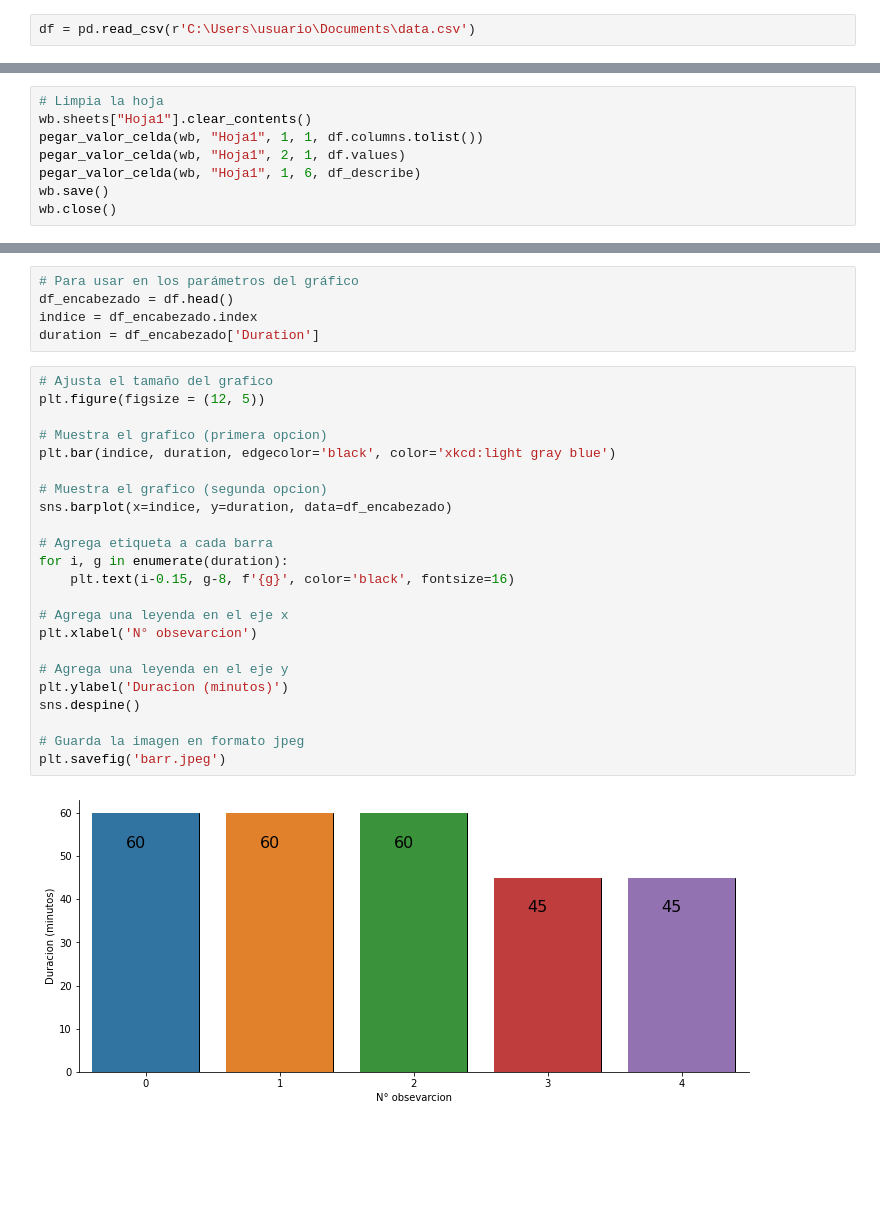
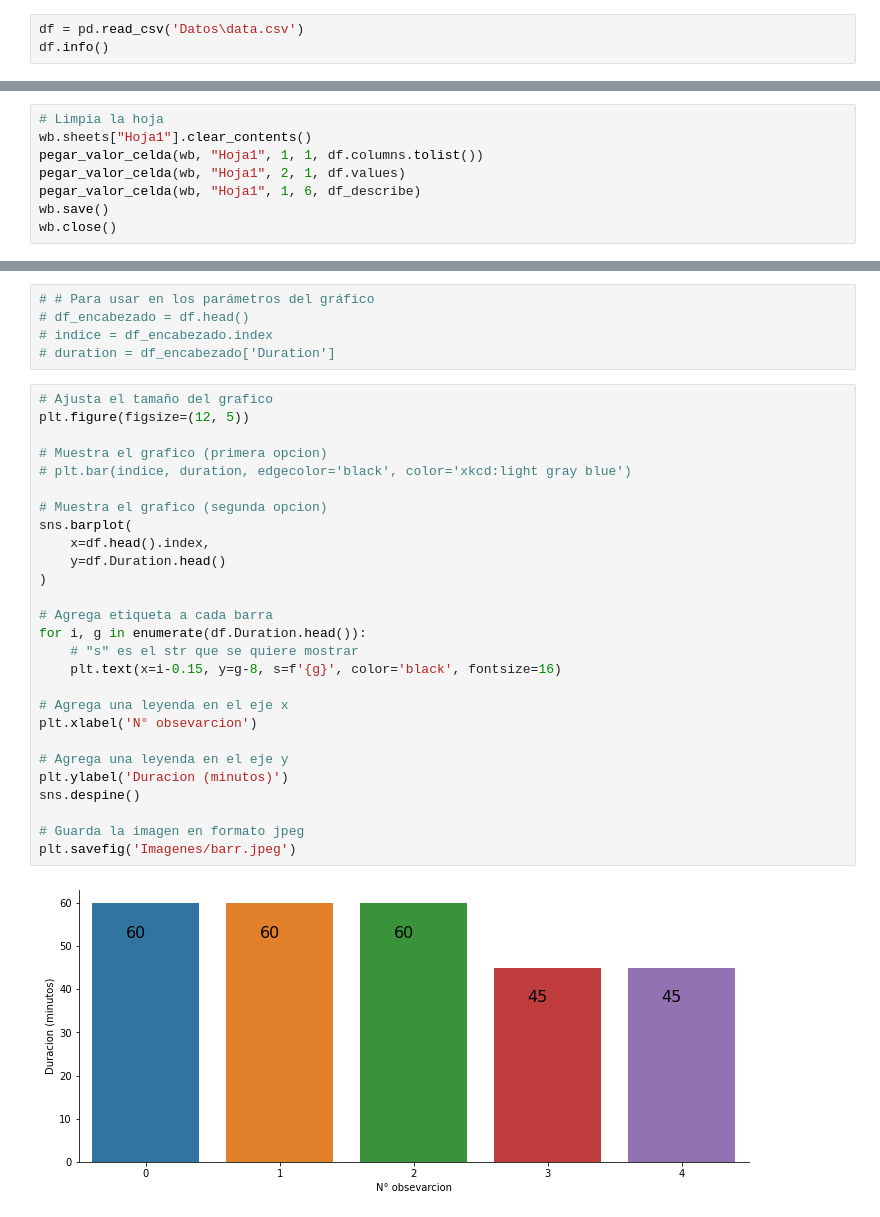
Before and after one commit to ArniFuentes/Python, a Jupyter notebook: Conexion-Excel.ipynb, the cells around one changed output, grey strips where cells are left out. Drawn from its saved outputs; the diff is of its cells as text; blank space fills up the shorter version.

```diff
--- a/Conexion-Excel.ipynb
+++ b/Conexion-Excel.ipynb
@@ -10,4 +10,5 @@ import openpyxl
 def pegar_valor_celda(excel, hoja, fila, columna, valor):
     excel.sheets[hoja].range(fila, columna).value = valor
 # %%
-df = pd.read_csv(r'C:\Users\usuario\Documents\data.csv')
+df = pd.read_csv('Datos\data.csv')
+df.info()
@@ -57,34 +83,38 @@ plt.show()
 [figure]
 [figure]
 # %%
-# Para usar en los parámetros del gráfico
-df_encabezado = df.head()
-indice = df_encabezado.index
-duration = df_encabezado['Duration']
+# # Para usar en los parámetros del gráfico
+# df_encabezado = df.head()
+# indice = df_encabezado.index
+# duration = df_encabezado['Duration']
 # %%
 # Ajusta el tamaño del grafico
-plt.figure(figsize = (12, 5))
+plt.figure(figsize=(12, 5))
 
 # Muestra el grafico (primera opcion)
-plt.bar(indice, duration, edgecolor='black', color='xkcd:light gray blue')
+# plt.bar(indice, duration, edgecolor='black', color='xkcd:light gray blue')
 
 # Muestra el grafico (segunda opcion)
-sns.barplot(x=indice, y=duration, data=df_encabezado)
+sns.barplot(
+    x=df.head().index,
+    y=df.Duration.head()
+)
 
 # Agrega etiqueta a cada barra
-for i, g in enumerate(duration):
-    plt.text(i-0.15, g-8, f'{g}', color='black', fontsize=16)
+for i, g in enumerate(df.Duration.head()):
+    # "s" es el str que se quiere mostrar
+    plt.text(x=i-0.15, y=g-8, s=f'{g}', color='black', fontsize=16)
 
 # Agrega una leyenda en el eje x
 plt.xlabel('N° obsevarcion')
 
 # Agrega una leyenda en el eje y
 plt.ylabel('Duracion (minutos)')
 sns.despine()
 
 # Guarda la imagen en formato jpeg
-plt.savefig('barr.jpeg')
+plt.savefig('Imagenes/barr.jpeg')
 # %% [output]
-[figure, old version]
+[figure, new version]
 # %%
 # Lectura del archivo (a diferencia de Xlwings)
```
Also changed, not shown: parts of 10 cells of this notebook.
